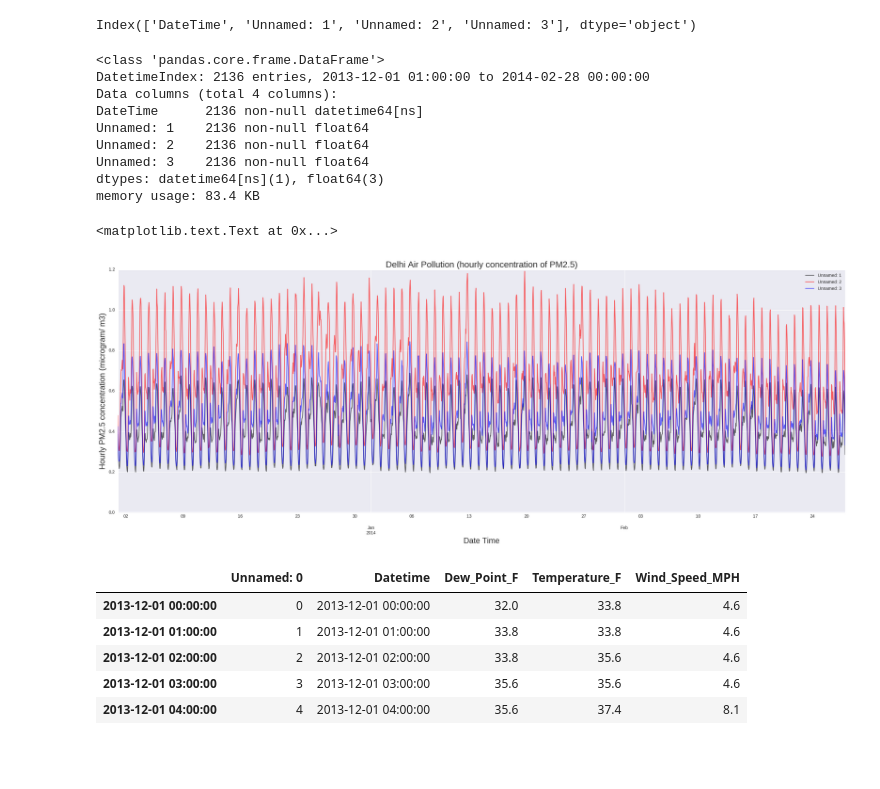
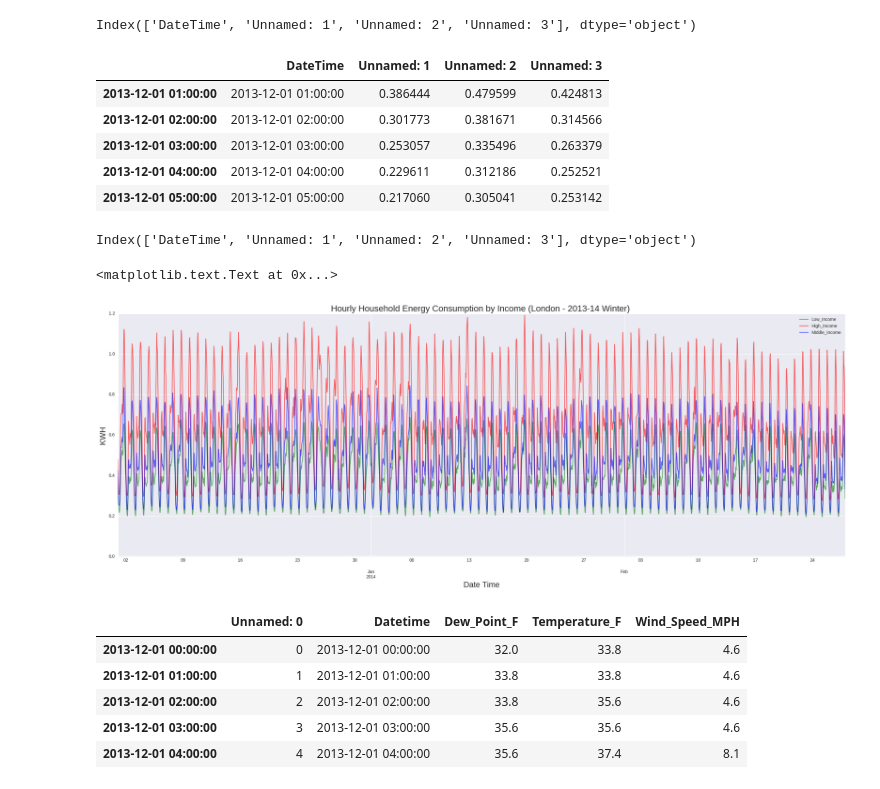
Before and after one commit to connorchency/Taming-the-Peak, a Jupyter notebook: analysis/Analysis.ipynb, the cells around one changed output. Saved outputs shown, nothing was run; the diff lists cells and outputs as text; code cells hidden in the pictures; blank space fills up the shorter version.

```diff
--- a/analysis/Analysis.ipynb
+++ b/analysis/Analysis.ipynb
@@ -34,7 +34,7 @@ Wind_Speed_MPH    2899 non-null object
 dtypes: float64(2), object(3)
 memory usage: 135.9+ KB
 # %%
-energy = pd.read_csv('Final_Data/energy_final_2013_14.csv', skiprows=2, parse_dates=[0], infer_datetime_format=True)
+energy = pd.read_csv('../Final_Data/energy_final_2013_14.csv', skiprows=2, parse_dates=[0], infer_datetime_format=True)
 energy.iloc[:,1:].convert_objects(convert_numeric=True)
 energy.columns
 # %% [output]
@@ -42,28 +42,31 @@ Index(['DateTime', 'Unnamed: 1', 'Unnamed: 2', 'Unnamed: 3'], dtype='object')
 # %%
 energy.index = pd.DatetimeIndex(energy.DateTime)
 # %%
-energy.info()
+energy.head()
 # %% [output]
-<class 'pandas.core.frame.DataFrame'>
-DatetimeIndex: 2136 entries, 2013-12-01 01:00:00 to 2014-02-28 00:00:00
-Data columns (total 4 columns):
-DateTime      2136 non-null datetime64[ns]
-Unnamed: 1    2136 non-null float64
-Unnamed: 2    2136 non-null float64
-Unnamed: 3    2136 non-null float64
-dtypes: datetime64[ns](1), float64(3)
-memory usage: 83.4 KB
+|  | DateTime | Unnamed: 1 | Unnamed: 2 | Unnamed: 3 |
+| 2013-12-01 01:00:00 | 2013-12-01 01:00:00 | 0.386444 | 0.479599 | 0.424813 |
+| 2013-12-01 02:00:00 | 2013-12-01 02:00:00 | 0.301773 | 0.381671 | 0.314566 |
+| 2013-12-01 03:00:00 | 2013-12-01 03:00:00 | 0.253057 | 0.335496 | 0.263379 |
+| 2013-12-01 04:00:00 | 2013-12-01 04:00:00 | 0.229611 | 0.312186 | 0.252521 |
+| 2013-12-01 05:00:00 | 2013-12-01 05:00:00 | 0.217060 | 0.305041 | 0.253142 |
+# %%
+energy.columns
+# %% [output]
+Index(['DateTime', 'Unnamed: 1', 'Unnamed: 2', 'Unnamed: 3'], dtype='object')
+# %%
+energy.columns = [['DateTime', 'Low_Income', 'High_Income', 'Middle_Income']]
 # %%
 ax = pl.figure(figsize=(30,10)).add_subplot(111)
-energy.plot(x='DateTime', y='Unnamed: 1', color='Black',alpha=.6, ax=ax)
-energy.plot(x='DateTime', y='Unnamed: 2', color='Red', alpha=.6, ax=ax)
-energy.plot(x='DateTime', y='Unnamed: 3', color='Blue',alpha=.6, ax=ax)
-pl.title('Delhi Air Pollution (hourly concentration of PM2.5)', fontsize=20)
-pl.ylabel("Hourly PM2.5 concentration (microgram/ m3)", fontsize=18)
+energy.plot(x='DateTime', y='Low_Income', color='Green',alpha=.6, ax=ax)
+energy.plot(x='DateTime', y='High_Income', color='Red', alpha=.6, ax=ax)
+energy.plot(x='DateTime', y='Middle_Income', color='Blue',alpha=.6, ax=ax)
+pl.title('Hourly Household Energy Consumption by Income (London - 2013-14 Winter) ', fontsize=20)
+pl.ylabel("KWH", fontsize=18)
 pl.xlabel("Date Time", fontsize=18)
 # %% [output]
 <matplotlib.text.Text at 0x...>
-[figure, old version]
+[figure, new version]
 # %%
 #weather = weather.convert_objects(convert_numeric=True)
 weather1 = weather[:2136]
```
Also changed, not shown: parts of 4 cells of this notebook.
